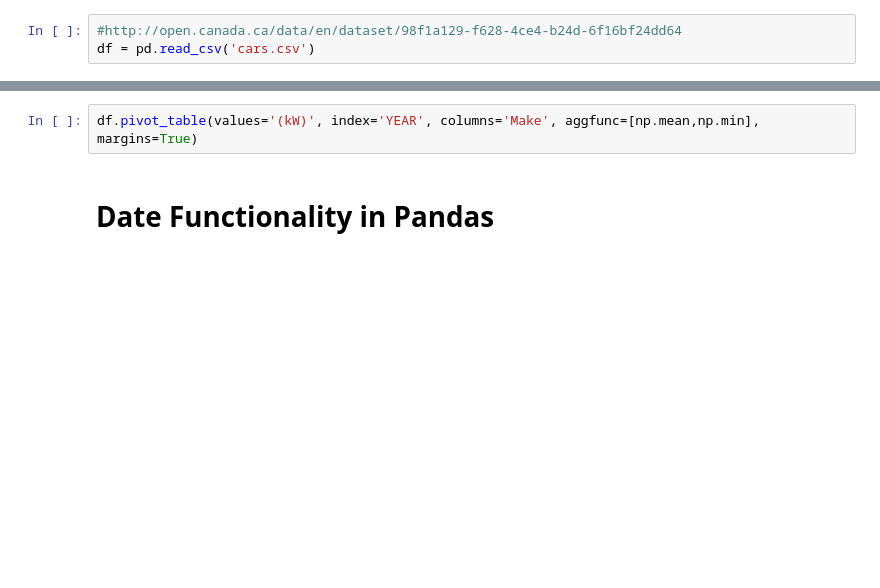
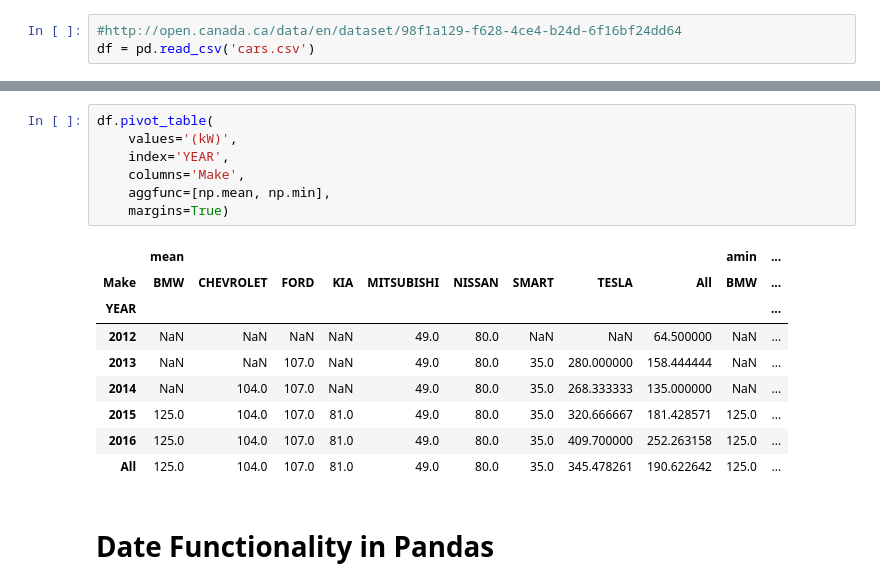
Before and after one commit to bowenwen/2017-09-Coursera-Data-Science-Intro-Python, a Jupyter notebook: Lectures/Week 3.ipynb, the cells around one changed output, grey strips where cells are left out. Drawn from its saved outputs; the diff is of its cells as text; blank space fills up the shorter version.

```diff
--- a/Lectures/Week 3.ipynb
+++ b/Lectures/Week 3.ipynb
@@ -474,5 +781,20 @@ df.pivot_table(values='(kW)', index='YEAR', columns='Make', aggfunc=np.mean)
 # %%
-df.pivot_table(values='(kW)', index='YEAR', columns='Make', aggfunc=[np.mean,np.min], margins=True)
+df.pivot_table(
+    values='(kW)',
+    index='YEAR',
+    columns='Make',
+    aggfunc=[np.mean, np.min],
+    margins=True)
+# %% [output]
+|  | mean |  |  |  |  |  |  |  |  | amin | ... |
+| Make | BMW | CHEVROLET | FORD | KIA | MITSUBISHI | NISSAN | SMART | TESLA | All | BMW | ... |
+| YEAR |  |  |  |  |  |  |  |  |  |  | ... |
+| 2012 | NaN | NaN | NaN | NaN | 49.0 | 80.0 | NaN | NaN | 64.500000 | NaN | ... |
+| 2013 | NaN | NaN | 107.0 | NaN | 49.0 | 80.0 | 35.0 | 280.000000 | 158.444444 | NaN | ... |
+| 2014 | NaN | 104.0 | 107.0 | NaN | 49.0 | 80.0 | 35.0 | 268.333333 | 135.000000 | NaN | ... |
+| 2015 | 125.0 | 104.0 | 107.0 | 81.0 | 49.0 | 80.0 | 35.0 | 320.666667 | 181.428571 | 125.0 | ... |
+| 2016 | 125.0 | 104.0 | 107.0 | 81.0 | 49.0 | 80.0 | 35.0 | 409.700000 | 252.263158 | 125.0 | ... |
+| All | 125.0 | 104.0 | 107.0 | 81.0 | 49.0 | 80.0 | 35.0 | 345.478261 | 190.622642 | 125.0 | ... |
 # %% [markdown]
 # Date Functionality in Pandas
 # %%
```
Also changed, not shown: parts of 42 cells of this notebook, 4 other files.
